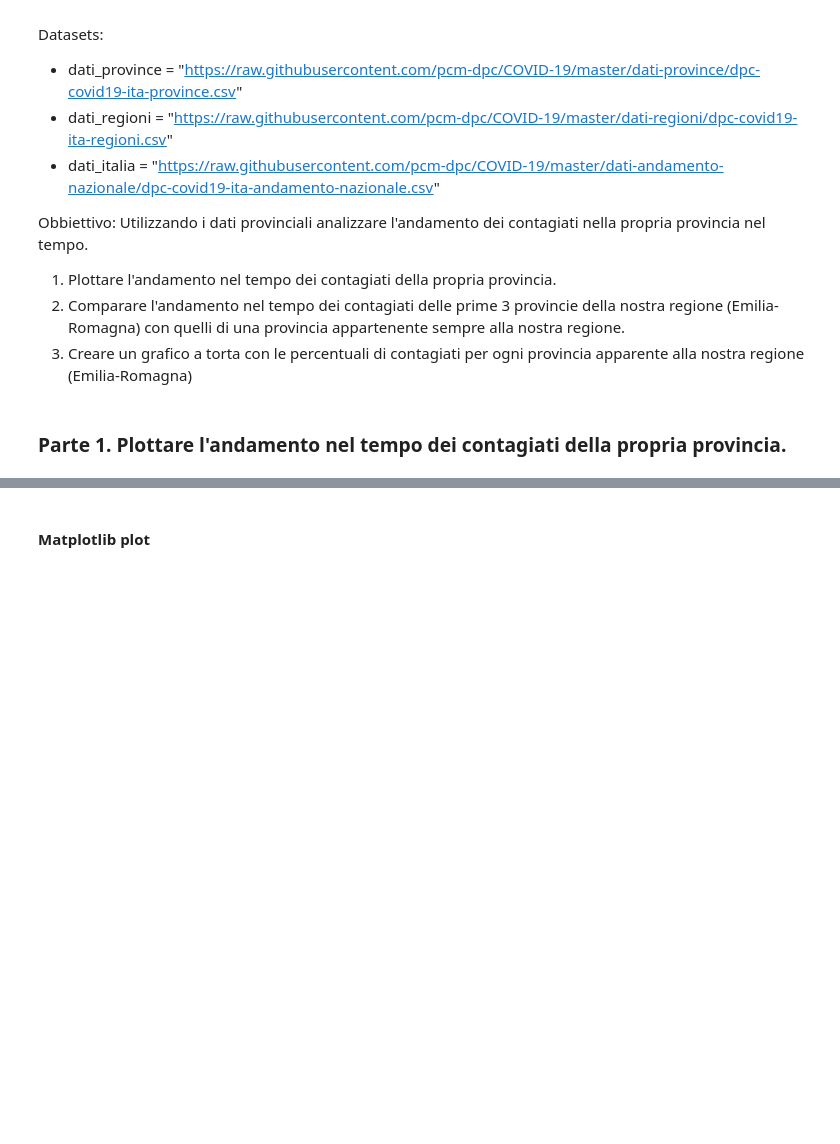
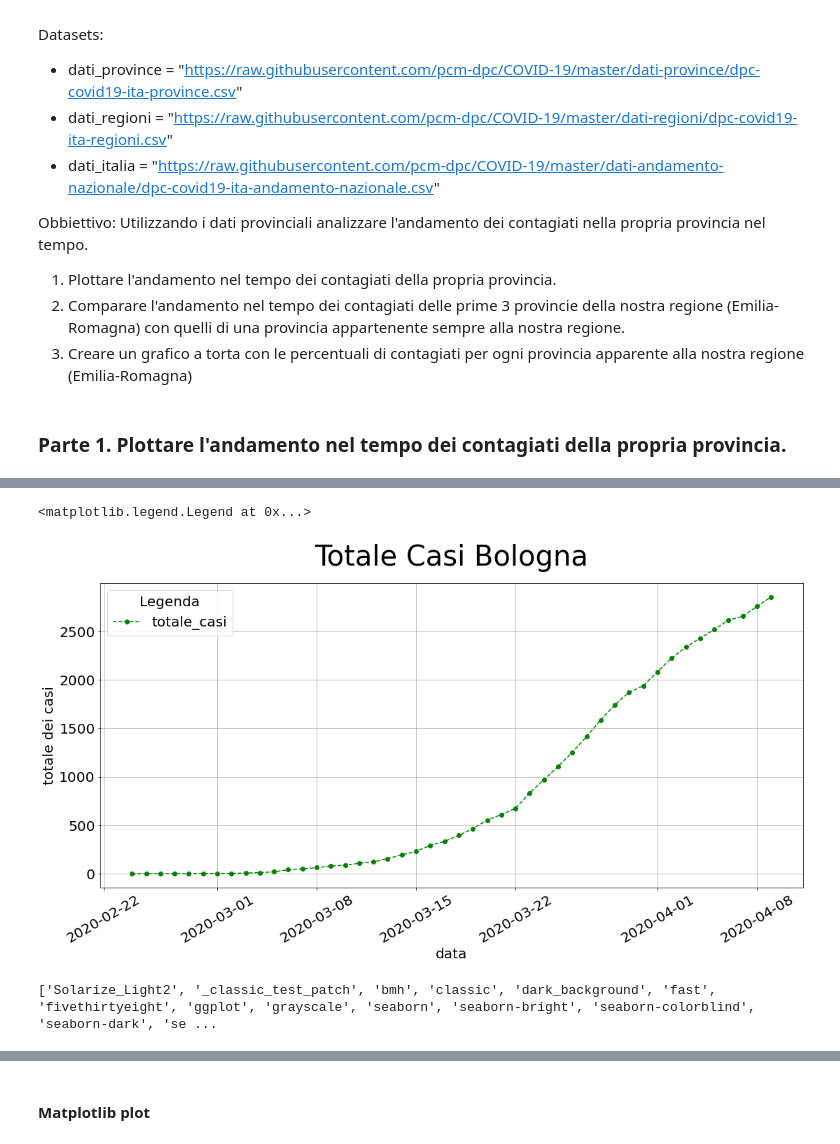
Before and after one commit to visiont3lab/data-visualization, a Jupyter notebook: courses/02_Pandas/Pandas_Esercizio.ipynb, the cells around one changed output, grey strips where cells are left out. Saved outputs shown, nothing was run; the diff lists cells and outputs as text; code cells hidden in the pictures; blank space fills up the shorter version.

```diff
--- a/courses/02_Pandas/Pandas_Esercizio.ipynb
+++ b/courses/02_Pandas/Pandas_Esercizio.ipynb
@@ -216,0 +300,21 @@ df_final.plot(x="data",kind="line",figsize=(18,8))
+# %%
+ # Parametri customizzazzione visualizzazione usando pandas
+ ax = df_choice.set_index("data").plot(y="totale_casi",kind="line",
+                                    title="My tile",
+                                    figsize=(18,8),
+                                    grid=True,
+                                    legend=True,fontsize=20, rot=30,
+                                    style="o--g") # '-', '--', '-.', ':'] fmt = '[marker][line][color]'
+
+ax.set_title('Totale Casi Bologna', color="black", fontsize='40',pad=25)
+ax.set_xlabel('data', color='black',fontsize='20')
+ax.set_ylabel('totale dei casi', color='black',fontsize='20')
+ax.legend(loc='best',fontsize=20, title="Legenda", title_fontsize=20)
+# %% [output]
+<matplotlib.legend.Legend at 0x...>
+[figure, added]
+# %%
+#plt.style.use('ggplot')
+print(plt.style.available)
+# %% [output]
+['Solarize_Light2', '_classic_test_patch', 'bmh', 'classic', 'dark_background', 'fast', 'fivethirtyeight', 'ggplot', 'grayscale', 'seaborn', 'seaborn-bright', 'seaborn-colorblind', 'seaborn-dark', 'se ...
```
Also changed, not shown: parts of 30 cells of this notebook.
